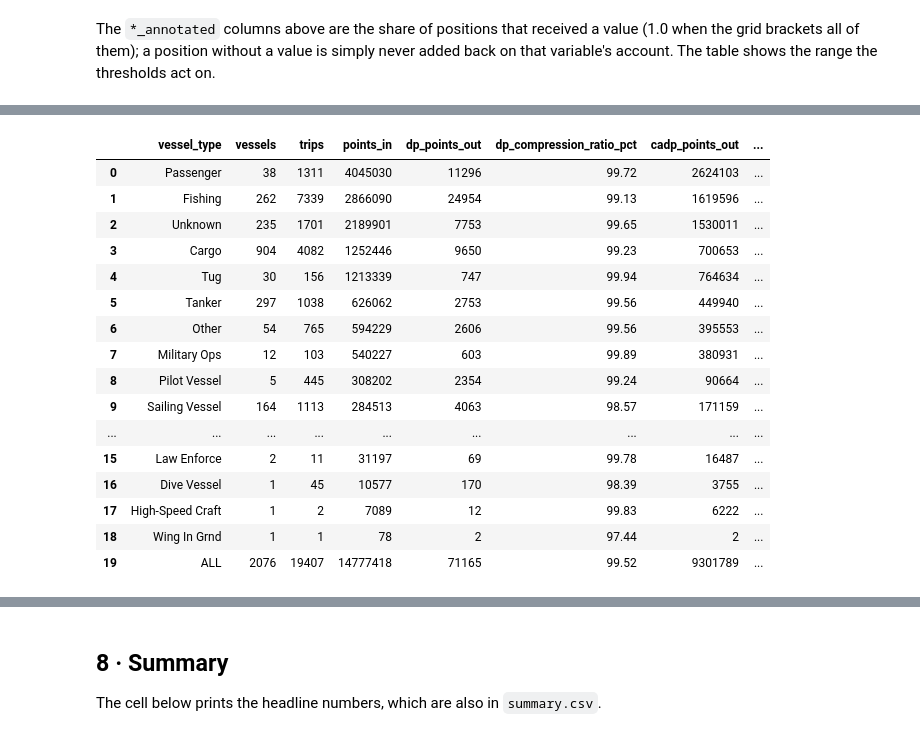
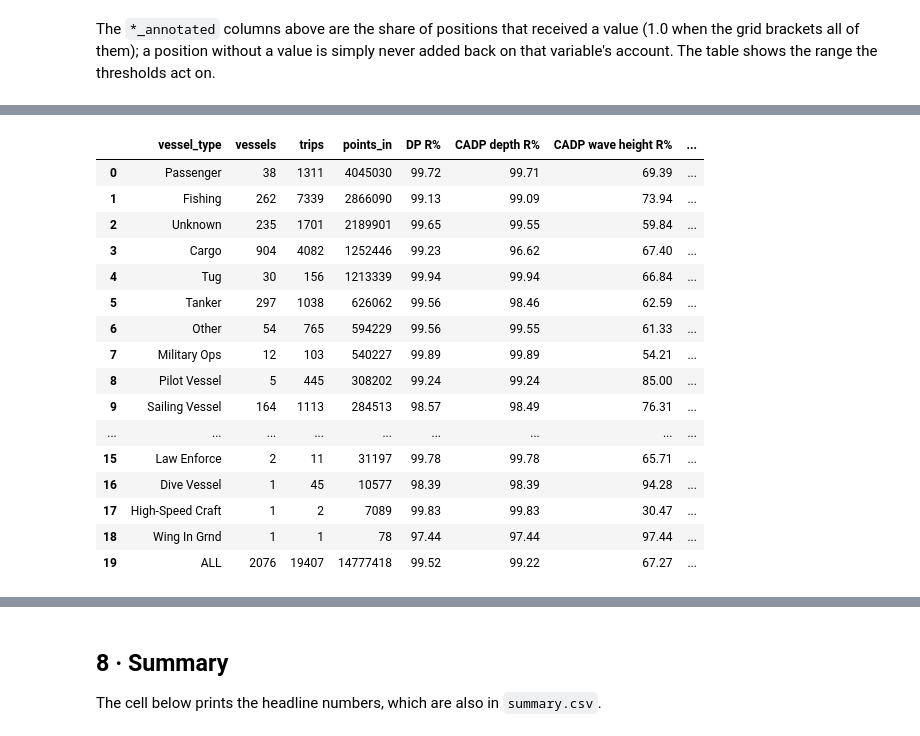
Before and after one commit to smehri/CATraj, a Jupyter notebook: notebooks/full_runs/04_cadp_compression.ipynb, the cells around one changed output, grey strips where cells are left out. Cells and saved outputs as stored; diff of their text form; code cells hidden in the pictures.

```diff
--- a/notebooks/full_runs/04_cadp_compression.ipynb
+++ b/notebooks/full_runs/04_cadp_compression.ipynb
@@ -378,10 +408,18 @@ collapsing), so every column keeps its original value. Written under `results/04
 * `context_fidelity.csv`: the check of section 7.
 # %%
-is_dp = np.zeros(N, bool); is_dp[kept["DP"]] = True
-is_cadp = np.zeros(N, bool); is_cadp[kept["CADP"]] = True
-compressed = trips.iloc[kept["CADP"]].copy()
-compressed["kept_by_context"] = ~is_dp[kept["CADP"]]
-compressed.to_parquet(OUT / "compressed_ais.parquet", index=False)
+masks = {}
+for label in runs:
+    m = np.zeros(N, bool); m[kept[label]] = True
+    masks[label] = m
+is_dp = masks["DP"]
+
+FILES = {f"CADP {suffix.replace('_', ' ')}": f"compressed_ais_{suffix}.parquet" for suffix in VARIANTS}
+FILES["CADP combined (ours)"] = "compressed_ais_combined.parquet"
+for label, name in FILES.items():
+    out = trips.iloc[kept[label]].copy()
+    out["kept_by_context"] = ~is_dp[kept[label]]
+    out.to_parquet(OUT / name, index=False)
+    del out
 
 summary = pd.DataFrame(rows).sort_values("points_in", ascending=False)
 total = {"vessel_type": "ALL", "vessels": trips.mmsi.nunique(), "trips": N_TRIPS, "points_in": N}
@@ -395,5 +433,5 @@ summary["split_trips_seconds"] = SPLIT_S
 summary["n_jobs"] = N_JOBS
 summary.to_csv(OUT / "summary.csv", index=False)
 for f in sorted(OUT.iterdir()):
-    print(f"{f.name:24s} {f.stat().st_size / 1e6:8.2f} MB")
+    print(f"{f.name:40s} {f.stat().st_size / 1e6:8.2f} MB")
 # %% [output]
@@ -412,25 +456,23 @@ stays; so the ratios say what each criterion costs, not which one is better.
 # %%
-show = summary[["vessel_type", "vessels", "trips", "points_in", "dp_points_out", "dp_compression_ratio_pct",
-                "cadp_points_out", "cadp_compression_ratio_pct", "cadp_seconds"]].copy()
-show["added_for_context"] = show.cadp_points_out - show.dp_points_out
-if (NB03 / "summary.csv").is_file():
-    s3 = pd.read_csv(NB03 / "summary.csv")[["vessel_type", "points_in", "points_out", "compression_ratio_pct"]]
-    s3 = s3.rename(columns={"points_in": "nb03_points_in", "points_out": "2stage_points_out",
-                            "compression_ratio_pct": "2stage_cpls_ratio_pct"})
+rcols = [f"{KEY[l]}_compression_ratio_pct" for l in runs if "iterative" not in l]
+show = summary[["vessel_type", "vessels", "trips", "points_in"] + rcols].copy()
+show.columns = ["vessel_type", "vessels", "trips", "points_in"] + [l + " R%" for l in runs if "iterative" not in l]
+nb03_ok = (NB03 / "summary.csv").is_file()
+if nb03_ok:
+    s3 = pd.read_csv(NB03 / "summary.csv")[["vessel_type", "points_in", "compression_ratio_pct"]]
+    s3 = s3.rename(columns={"points_in": "nb03_points_in", "compression_ratio_pct": "2stage-CPLS R%"})
     show = show.merge(s3, on="vessel_type", how="left")
-    same = bool((show.nb03_points_in == show.points_in).all())
     print("2stage-CPLS ratios read from", (NB03 / "summary.csv").relative_to(ROOT).as_posix(),
-          "- same input positions:", same)
+          "- same input positions:", bool((show.nb03_points_in == show.points_in).all()))
     show = show.drop(columns="nb03_points_in")
 else:
     print("notebook 03 has not been run for this dataset: no 2stage-CPLS column")
-show = show.round({"dp_compression_ratio_pct": 2, "cadp_compression_ratio_pct": 2, "cadp_seconds": 1,
-                   "2stage_cpls_ratio_pct": 2})
-print(f"overall: {N:,} -> {len(compressed):,} points with CADP, "
-      f"R = {compression_ratio(len(compressed), N):.2f} %, {N / len(compressed):.1f} points in per point kept; "
-      f"Douglas-Peucker alone {len(kept['DP']):,} (R = {compression_ratio(len(kept['DP']), N):.2f} %)")
-n_added = int(compressed.kept_by_context.sum())
-print(f"CADP added {n_added:,} points for context ({n_added / len(compressed):.1%} of those it keeps)")
-show
+rcol_names = [c for c in show.columns if c.endswith("R%")]
+print(f"overall, {N:,} positions in:")
+for label in runs:
+    n = len(kept[label])
+    print(f"  {label:<32} {n:>10,} points   R = {compression_ratio(n, N):6.2f} %   "
+          f"added for context: {n - len(kept['DP']):>9,}")
+show.round({c: 2 for c in rcol_names})
 # %% [output]
 2stage-CPLS ratios read from results/03_two_stage_cpls_compression/full/summary.csv - same input positions: True
@@ -439,18 +485,18 @@ CADP added 9,230,624 points for context (99.2% of those it keeps)
-|  | vessel_type | vessels | trips | points_in | dp_points_out | dp_compression_ratio_pct | cadp_points_out | ... |
-| 0 | Passenger | 38 | 1311 | 4045030 | 11296 | 99.72 | 2624103 | ... |
-| 1 | Fishing | 262 | 7339 | 2866090 | 24954 | 99.13 | 1619596 | ... |
-| 2 | Unknown | 235 | 1701 | 2189901 | 7753 | 99.65 | 1530011 | ... |
-| 3 | Cargo | 904 | 4082 | 1252446 | 9650 | 99.23 | 700653 | ... |
-| 4 | Tug | 30 | 156 | 1213339 | 747 | 99.94 | 764634 | ... |
-| 5 | Tanker | 297 | 1038 | 626062 | 2753 | 99.56 | 449940 | ... |
-| 6 | Other | 54 | 765 | 594229 | 2606 | 99.56 | 395553 | ... |
-| 7 | Military Ops | 12 | 103 | 540227 | 603 | 99.89 | 380931 | ... |
-| 8 | Pilot Vessel | 5 | 445 | 308202 | 2354 | 99.24 | 90664 | ... |
-| 9 | Sailing Vessel | 164 | 1113 | 284513 | 4063 | 98.57 | 171159 | ... |
+|  | vessel_type | vessels | trips | points_in | DP R% | CADP depth R% | CADP wave height R% | ... |
+| 0 | Passenger | 38 | 1311 | 4045030 | 99.72 | 99.71 | 69.39 | ... |
+| 1 | Fishing | 262 | 7339 | 2866090 | 99.13 | 99.09 | 73.94 | ... |
+| 2 | Unknown | 235 | 1701 | 2189901 | 99.65 | 99.55 | 59.84 | ... |
+| 3 | Cargo | 904 | 4082 | 1252446 | 99.23 | 96.62 | 67.40 | ... |
+| 4 | Tug | 30 | 156 | 1213339 | 99.94 | 99.94 | 66.84 | ... |
+| 5 | Tanker | 297 | 1038 | 626062 | 99.56 | 98.46 | 62.59 | ... |
+| 6 | Other | 54 | 765 | 594229 | 99.56 | 99.55 | 61.33 | ... |
+| 7 | Military Ops | 12 | 103 | 540227 | 99.89 | 99.89 | 54.21 | ... |
+| 8 | Pilot Vessel | 5 | 445 | 308202 | 99.24 | 99.24 | 85.00 | ... |
+| 9 | Sailing Vessel | 164 | 1113 | 284513 | 98.57 | 98.49 | 76.31 | ... |
 | ... | ... | ... | ... | ... | ... | ... | ... | ... |
-| 15 | Law Enforce | 2 | 11 | 31197 | 69 | 99.78 | 16487 | ... |
-| 16 | Dive Vessel | 1 | 45 | 10577 | 170 | 98.39 | 3755 | ... |
-| 17 | High-Speed Craft | 1 | 2 | 7089 | 12 | 99.83 | 6222 | ... |
-| 18 | Wing In Grnd | 1 | 1 | 78 | 2 | 97.44 | 2 | ... |
-| 19 | ALL | 2076 | 19407 | 14777418 | 71165 | 99.52 | 9301789 | ... |
+| 15 | Law Enforce | 2 | 11 | 31197 | 99.78 | 99.78 | 65.71 | ... |
+| 16 | Dive Vessel | 1 | 45 | 10577 | 98.39 | 98.39 | 94.28 | ... |
+| 17 | High-Speed Craft | 1 | 2 | 7089 | 99.83 | 99.83 | 30.47 | ... |
+| 18 | Wing In Grnd | 1 | 1 | 78 | 97.44 | 97.44 | 97.44 | ... |
+| 19 | ALL | 2076 | 19407 | 14777418 | 99.52 | 99.22 | 67.27 | ... |
 # %%
```
Also changed, not shown: parts of 22 cells of this notebook, 1 other file.
